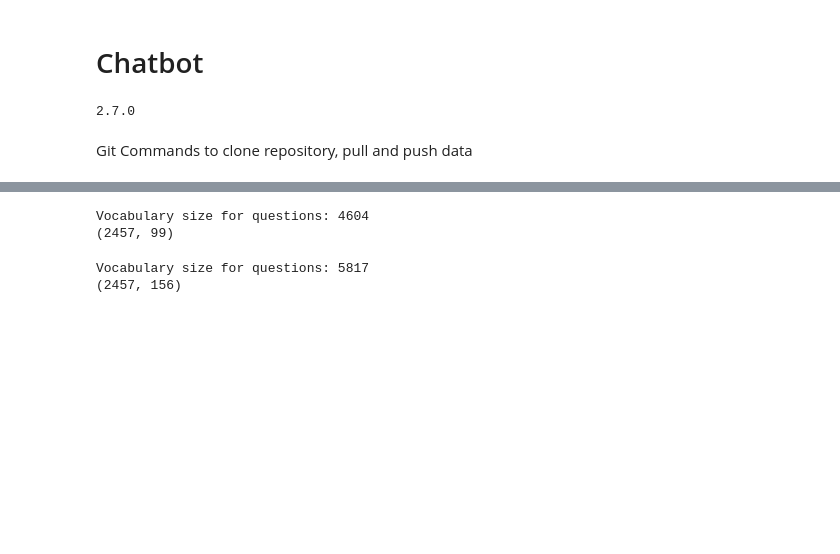
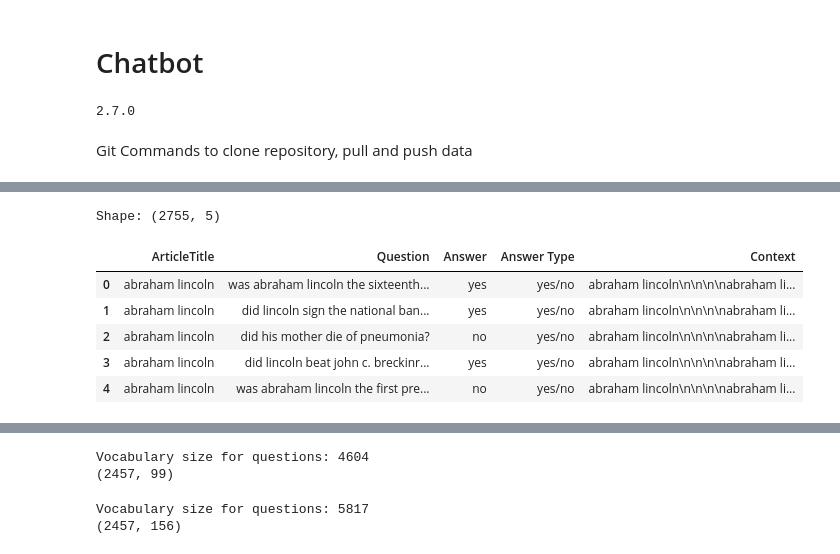
Before and after one commit to aanchal0431/chatbot, a Jupyter notebook: SEP_728_Chatbot.ipynb, the cells around one changed output, grey strips where cells are left out. Drawn from its saved outputs; the diff is of its cells as text; code cells hidden in the pictures; blank space fills up the shorter version.

```diff
--- a/SEP_728_Chatbot.ipynb
+++ b/SEP_728_Chatbot.ipynb
@@ -112,0 +143,25 @@ data_all.head()
+# %%
+#Add a column containing the context
+#create dataset with column
+title = []
+context = []
+
+#pull context and titles from S08
+for y in range (8, 11):
+  for s in range(1, 7):
+    for a in range(1, 11):
+      file = str('Data/Question_Answer_Dataset_v1.2/S0' + str(y) + '/data/set' + str(s) + '/a' + str(a) + '.txt.clean' )
+      if os.path.exists(file):
+        article = open(file, encoding = "ISO-8859-1").read()
+        context.append(article)
+        title.append(article.split('\n')[0])
+
+#create dataframe for context and titles
+data_articles = pd.DataFrame({'ArticleTitle': title,
+                              'Context': context})
+
+#make lower case
+data_articles = data_articles.apply(lambda x: x.astype(str).str.lower())
+
+print("Shape:", data_articles.shape)
+data_articles.head()
@@ -112,0 +176,18 @@ data_all.head()
+# %%
+#replace all _ in titles with spaces
+data_all['ArticleTitle'] = data_all['ArticleTitle'].str.replace('_', ' ')
+data_articles['ArticleTitle'] = data_articles['ArticleTitle'].str.replace('_', ' ')
+
+#join context into data all
+data_all = data_all.merge(data_articles, how='left', on='ArticleTitle')
+
+print("Shape:", data_all.shape)
+data_all.head()
+# %% [output]
+Shape: (2755, 5)
+|  | ArticleTitle | Question | Answer | Answer Type | Context |
+| 0 | abraham lincoln | was abraham lincoln the sixteenth... | yes | yes/no | abraham lincoln\n\n\n\nabraham li... |
+| 1 | abraham lincoln | did lincoln sign the national ban... | yes | yes/no | abraham lincoln\n\n\n\nabraham li... |
+| 2 | abraham lincoln | did his mother die of pneumonia? | no | yes/no | abraham lincoln\n\n\n\nabraham li... |
+| 3 | abraham lincoln | did lincoln beat john c. breckinr... | yes | yes/no | abraham lincoln\n\n\n\nabraham li... |
+| 4 | abraham lincoln | was abraham lincoln the first pre... | no | yes/no | abraham lincoln\n\n\n\nabraham li... |
```
Also changed, not shown: parts of 33 cells of this notebook.
